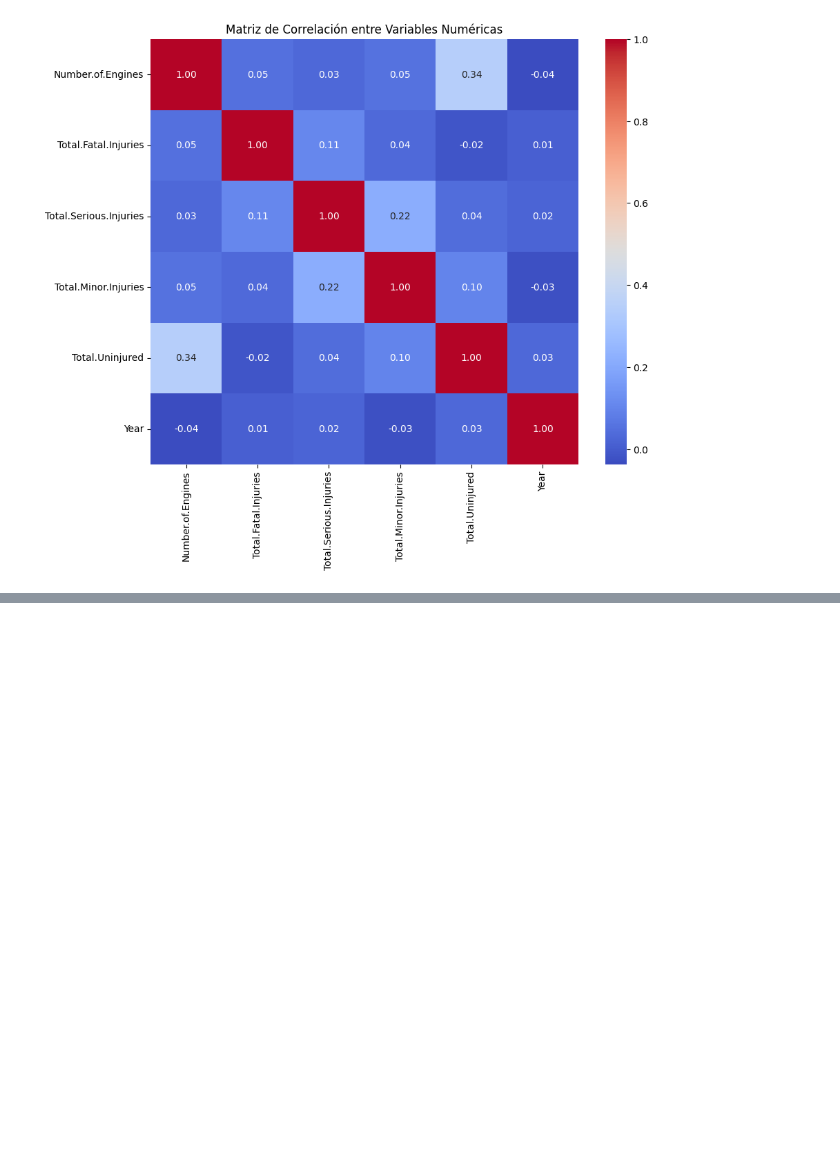
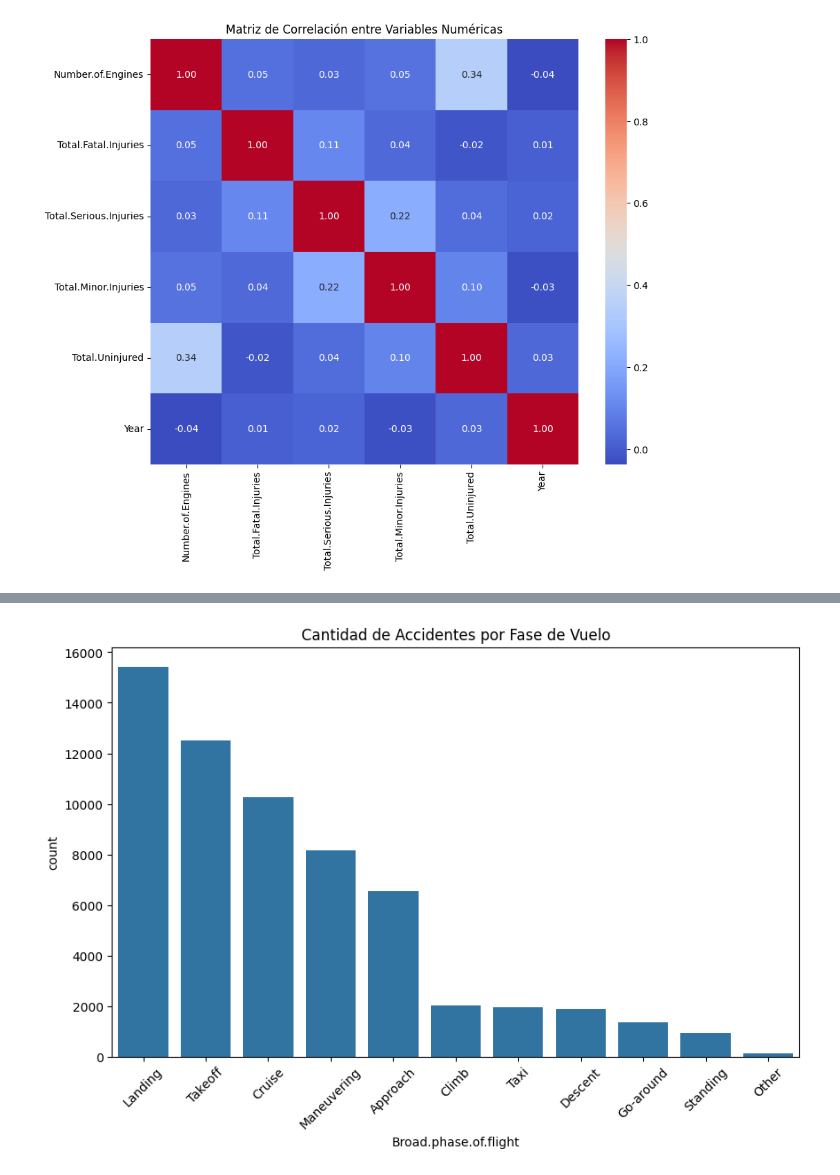
Before and after one commit to andres408/proyectos-coder, a Jupyter notebook: primera_preentrega/Visualizacion+Zabala.ipynb, the cells around one changed output, grey strips where cells are left out. Saved outputs shown, nothing was run; the diff lists cells and outputs as text; code cells hidden in the pictures; blank space fills up the shorter version.

```diff
--- a/primera_preentrega/Visualizacion+Zabala.ipynb
+++ b/primera_preentrega/Visualizacion+Zabala.ipynb
@@ -413,0 +453,4 @@ plt.show()
+# %%
+# Vamos a eliminar los unknown
+df_limpio = df1[df1['Broad.phase.of.flight'] != 'Unknown']
+df_limpio['Broad.phase.of.flight'].value_counts()
@@ -413,0 +496,9 @@ plt.show()
+# %%
+# Visualizar nuevamente la cantidad de accidentes por fase de vuelo
+plt.figure(figsize=(10, 6))
+sns.countplot(data=df_limpio, x='Broad.phase.of.flight', order=df_limpio['Broad.phase.of.flight'].value_counts().index)
+plt.xticks(rotation=45)
+plt.title('Cantidad de Accidentes por Fase de Vuelo')
+plt.show()
+# %% [output]
+[figure, added]
```
Also changed, not shown: parts of 19 cells of this notebook, 1 other file.
